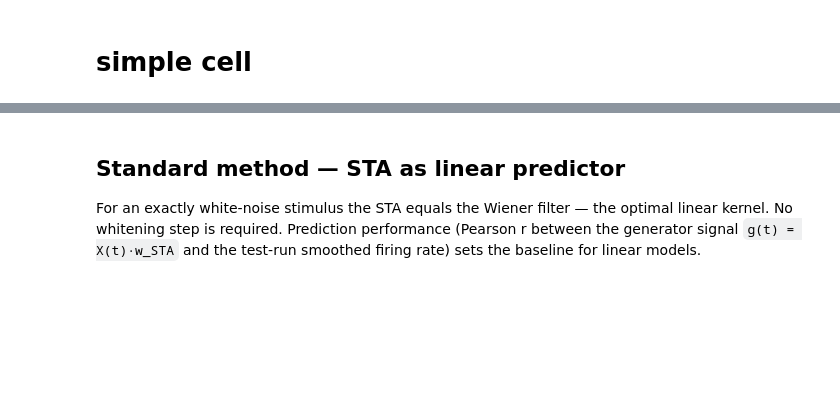
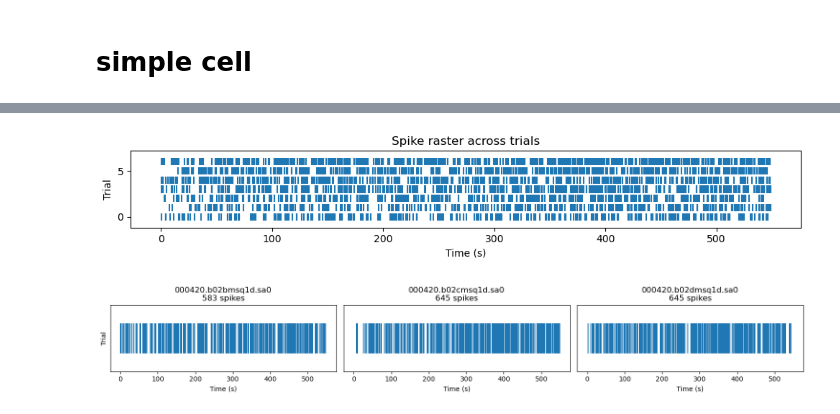
Before and after one commit to alessandrodipiano/neural_encoding, a Jupyter notebook: notebook/start.ipynb, the cells around one changed output, grey strips where cells are left out. Cells and saved outputs as stored; diff of their text form; code cells hidden in the pictures; blank space fills up the shorter version.

```diff
--- a/notebook/start.ipynb
+++ b/notebook/start.ipynb
@@ -1036,4 +344,43 @@ p-value: 0.0
-# %% [markdown]
-## Standard method — STA as linear predictor
-
-For an exactly white-noise stimulus the STA equals the Wiener filter — the optimal linear kernel. No whitening step is required. Prediction performance (Pearson r between the generator signal `g(t) = X(t)·w_STA` and the test-run smoothed firing rate) sets the baseline for linear models.
+# %%
+plt.figure(figsize=(10, 2))
+
+for i, path in enumerate(paths_linear_trial):
+    events, spk_sec, hdr = fget_spk_python(path)
+    plt.eventplot(spk_sec, lineoffsets=i, linelengths=0.8)
+
+plt.xlabel("Time (s)")
+plt.ylabel("Trial")
+plt.title("Spike raster across trials")
+plt.tight_layout()
+plt.show()
+
+n_trials = 3
+
+fig, axes = plt.subplots(
+    1, n_trials,
+    figsize=(5 * n_trials, 2.5),
+    sharex=True,
+    sharey=True
+)
+
+for ax, path in zip(axes, paths_linear_trial[:n_trials]):
+    events, spike_times_sec, hdr = fget_spk_python(path)
+
+
+    ax.eventplot(
+        spike_times_sec,
+        lineoffsets=1,
+        linelengths=0.8
+    )
+
+    ax.set_title(f"{Path(path).name}\n{len(events)} spikes")
+    ax.set_xlabel("Time (s)")
+    ax.set_yticks([])
+
+axes[0].set_ylabel("Trial")
+
+plt.tight_layout()
+plt.show()
+# %% [output]
+[figure, added]
+[figure, added]
```
Also changed, not shown: parts of 54 cells of this notebook.
